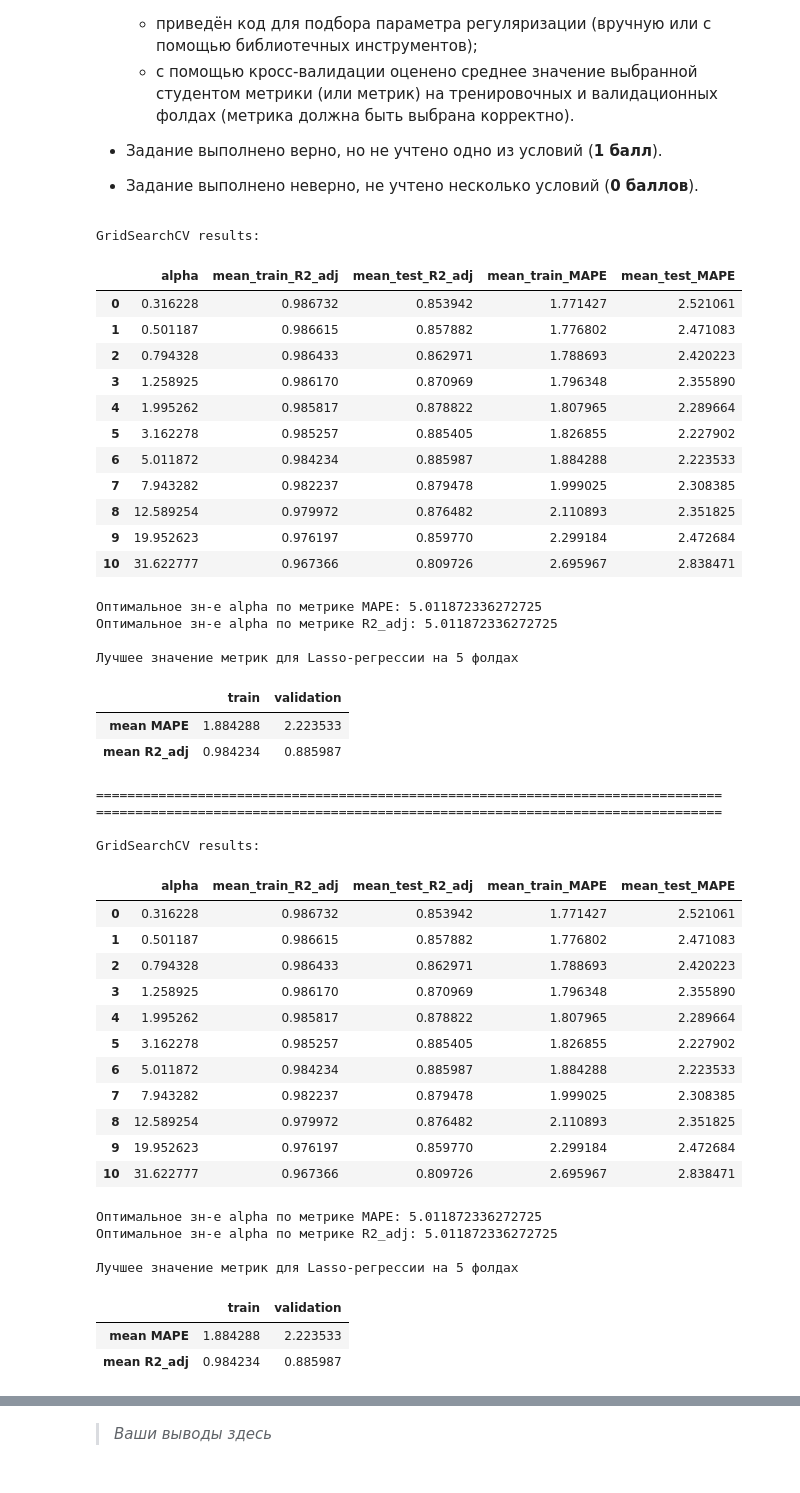
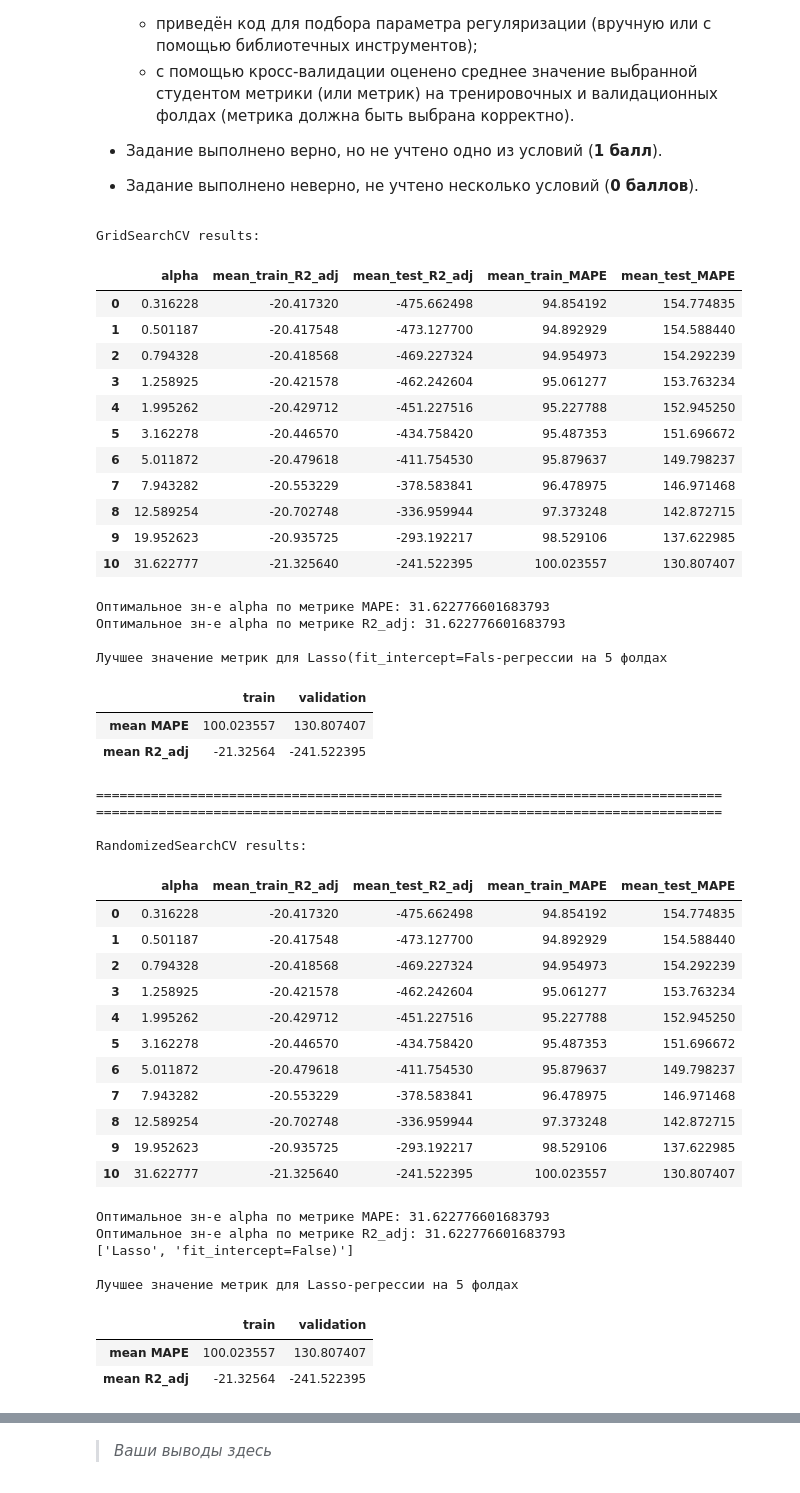
Before and after one commit to akitim/SkillFactory_current, a Jupyter notebook: MATH_ML_2_Практика_Акимкин.ipynb, the cells around one changed output, grey strips where cells are left out. Saved outputs shown, nothing was run; the diff lists cells and outputs as text; code cells hidden in the pictures.

```diff
--- a/MATH_ML_2_Практика_Акимкин.ipynb
+++ b/MATH_ML_2_Практика_Акимкин.ipynb
@@ -702,7 +703,7 @@ RND_SEED = 42
 x_poly_st = StandardScaler().fit_transform(x_poly)
 
 # модель
-lasso = Lasso(fit_intercept=True)
+lasso = Lasso(fit_intercept=False)
 
 # функция для оптимизации гиперпараметров с кроссвалидацией
 # и вывода результатов
@@ -789,7 +790,7 @@ def hyperparam_cv_optimizer(estimator, X, y,
         print('Оптимальное зн-е alpha по метрике R2_adj:', best_alpha['R2_adj'])
 
         print(f'\nЛучшее значение метрик для ' +
-              f'{estimator.__str__().split("(")[0]}' +
+              f'''{estimator.__str__().split("(")[0]}''' +
               f'-регрессии на {n_folds} фолдах')
         df_best_metrics = pd.DataFrame(
             {'mean MAPE':
@@ -799,74 +800,75 @@ def hyperparam_cv_optimizer(estimator, X, y,
              df_est.loc[ind_r2_max_rs, ['mean_train_R2_adj',
                                              'mean_test_R2_adj']].values},
              index = ['train', 'validation']).T
         display(df_best_metrics)
 
         print('=' * 80 + '\n' + '=' * 80)
     return {'cv_res': df_est, 'best_metrics': df_best_metrics,
             'best_alpha': best_alpha}
 
 # оптимизация гиперпараметра alpha
 alpha_grid = {'alpha': np.logspace(-0.5, 1.5, 11)}
 scoring_dict = {'nMAPE': 'neg_mean_absolute_percentage_error',
            'R2_adj': R2_adj_scorer}
 n_folds = 5
 models_eval_res['LassoCV'] = {}
 models_eval_res['LassoCV']['GridSearchCV'] = hyperparam_cv_optimizer(
     estimator=lasso, X=x_poly_st, y=y,
     method='GridSearchCV', hyperparams=alpha_grid,
     scoring=scoring_dict, refit='nMAPE',
     cv=n_folds, n_iter=100, rnd_state=RND_SEED
     )['best_metrics']
 
 models_eval_res['LassoCV']['RandomizedSearchCV'] = hyperparam_cv_optimizer(
     estimator=lasso, X=x_poly_st, y=y,
-    method='GridSearchCV', hyperparams=alpha_grid,
+    method='RandomizedSearchCV', hyperparams=alpha_grid,
     scoring=scoring_dict, refit='nMAPE',
     cv=n_folds, n_iter=100, rnd_state=RND_SEED
     )['best_metrics']
 # %% [output]
 GridSearchCV results:
 |  | alpha | mean_train_R2_adj | mean_test_R2_adj | mean_train_MAPE | mean_test_MAPE |
-| 0 | 0.316228 | 0.986732 | 0.853942 | 1.771427 | 2.521061 |
-| 1 | 0.501187 | 0.986615 | 0.857882 | 1.776802 | 2.471083 |
-| 2 | 0.794328 | 0.986433 | 0.862971 | 1.788693 | 2.420223 |
-| 3 | 1.258925 | 0.986170 | 0.870969 | 1.796348 | 2.355890 |
-| 4 | 1.995262 | 0.985817 | 0.878822 | 1.807965 | 2.289664 |
-| 5 | 3.162278 | 0.985257 | 0.885405 | 1.826855 | 2.227902 |
-| 6 | 5.011872 | 0.984234 | 0.885987 | 1.884288 | 2.223533 |
-| 7 | 7.943282 | 0.982237 | 0.879478 | 1.999025 | 2.308385 |
-| 8 | 12.589254 | 0.979972 | 0.876482 | 2.110893 | 2.351825 |
-| 9 | 19.952623 | 0.976197 | 0.859770 | 2.299184 | 2.472684 |
-| 10 | 31.622777 | 0.967366 | 0.809726 | 2.695967 | 2.838471 |
+| 0 | 0.316228 | -20.417320 | -475.662498 | 94.854192 | 154.774835 |
+| 1 | 0.501187 | -20.417548 | -473.127700 | 94.892929 | 154.588440 |
+| 2 | 0.794328 | -20.418568 | -469.227324 | 94.954973 | 154.292239 |
+| 3 | 1.258925 | -20.421578 | -462.242604 | 95.061277 | 153.763234 |
+| 4 | 1.995262 | -20.429712 | -451.227516 | 95.227788 | 152.945250 |
+| 5 | 3.162278 | -20.446570 | -434.758420 | 95.487353 | 151.696672 |
+| 6 | 5.011872 | -20.479618 | -411.754530 | 95.879637 | 149.798237 |
+| 7 | 7.943282 | -20.553229 | -378.583841 | 96.478975 | 146.971468 |
+| 8 | 12.589254 | -20.702748 | -336.959944 | 97.373248 | 142.872715 |
+| 9 | 19.952623 | -20.935725 | -293.192217 | 98.529106 | 137.622985 |
+| 10 | 31.622777 | -21.325640 | -241.522395 | 100.023557 | 130.807407 |
-Оптимальное зн-е alpha по метрике MAPE: 5.011872336272725
-Оптимальное зн-е alpha по метрике R2_adj: 5.011872336272725
+Оптимальное зн-е alpha по метрике MAPE: 31.622776601683793
+Оптимальное зн-е alpha по метрике R2_adj: 31.622776601683793
 
-Лучшее значение метрик для Lasso-регрессии на 5 фолдах
+Лучшее значение метрик для Lasso(fit_intercept=Fals-регрессии на 5 фолдах
 |  | train | validation |
-| mean MAPE | 1.884288 | 2.223533 |
-| mean R2_adj | 0.984234 | 0.885987 |
+| mean MAPE | 100.023557 | 130.807407 |
+| mean R2_adj | -21.32564 | -241.522395 |
 ================================================================================
 ================================================================================
 
-GridSearchCV results:
+RandomizedSearchCV results:
 |  | alpha | mean_train_R2_adj | mean_test_R2_adj | mean_train_MAPE | mean_test_MAPE |
-| 0 | 0.316228 | 0.986732 | 0.853942 | 1.771427 | 2.521061 |
-| 1 | 0.501187 | 0.986615 | 0.857882 | 1.776802 | 2.471083 |
-| 2 | 0.794328 | 0.986433 | 0.862971 | 1.788693 | 2.420223 |
-| 3 | 1.258925 | 0.986170 | 0.870969 | 1.796348 | 2.355890 |
-| 4 | 1.995262 | 0.985817 | 0.878822 | 1.807965 | 2.289664 |
-| 5 | 3.162278 | 0.985257 | 0.885405 | 1.826855 | 2.227902 |
-| 6 | 5.011872 | 0.984234 | 0.885987 | 1.884288 | 2.223533 |
-| 7 | 7.943282 | 0.982237 | 0.879478 | 1.999025 | 2.308385 |
-| 8 | 12.589254 | 0.979972 | 0.876482 | 2.110893 | 2.351825 |
-| 9 | 19.952623 | 0.976197 | 0.859770 | 2.299184 | 2.472684 |
-| 10 | 31.622777 | 0.967366 | 0.809726 | 2.695967 | 2.838471 |
+| 0 | 0.316228 | -20.417320 | -475.662498 | 94.854192 | 154.774835 |
+| 1 | 0.501187 | -20.417548 | -473.127700 | 94.892929 | 154.588440 |
+| 2 | 0.794328 | -20.418568 | -469.227324 | 94.954973 | 154.292239 |
+| 3 | 1.258925 | -20.421578 | -462.242604 | 95.061277 | 153.763234 |
+| 4 | 1.995262 | -20.429712 | -451.227516 | 95.227788 | 152.945250 |
+| 5 | 3.162278 | -20.446570 | -434.758420 | 95.487353 | 151.696672 |
+| 6 | 5.011872 | -20.479618 | -411.754530 | 95.879637 | 149.798237 |
+| 7 | 7.943282 | -20.553229 | -378.583841 | 96.478975 | 146.971468 |
+| 8 | 12.589254 | -20.702748 | -336.959944 | 97.373248 | 142.872715 |
+| 9 | 19.952623 | -20.935725 | -293.192217 | 98.529106 | 137.622985 |
+| 10 | 31.622777 | -21.325640 | -241.522395 | 100.023557 | 130.807407 |
-Оптимальное зн-е alpha по метрике MAPE: 5.011872336272725
-Оптимальное зн-е alpha по метрике R2_adj: 5.011872336272725
+Оптимальное зн-е alpha по метрике MAPE: 31.622776601683793
+Оптимальное зн-е alpha по метрике R2_adj: 31.622776601683793
+['Lasso', 'fit_intercept=False)']
 
 Лучшее значение метрик для Lasso-регрессии на 5 фолдах
 |  | train | validation |
-| mean MAPE | 1.884288 | 2.223533 |
-| mean R2_adj | 0.984234 | 0.885987 |
+| mean MAPE | 100.023557 | 130.807407 |
+| mean R2_adj | -21.32564 | -241.522395 |
 ================================================================================
 ================================================================================
```
Also changed, not shown: parts of 5 cells of this notebook.
